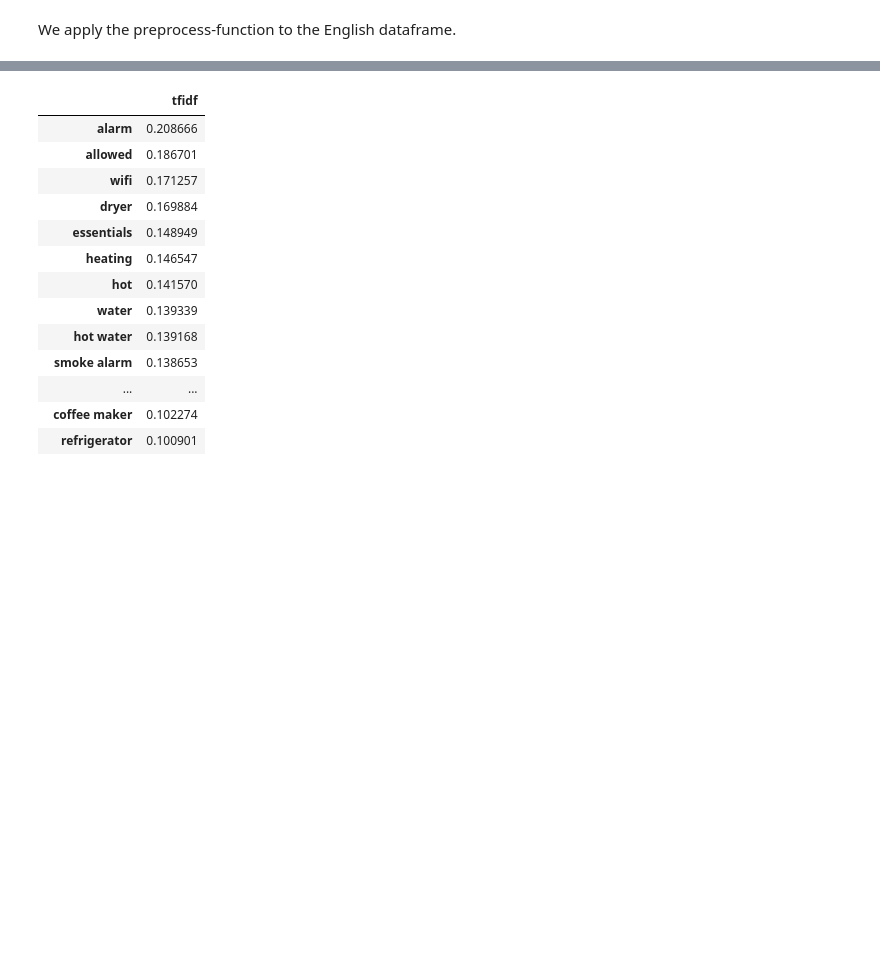
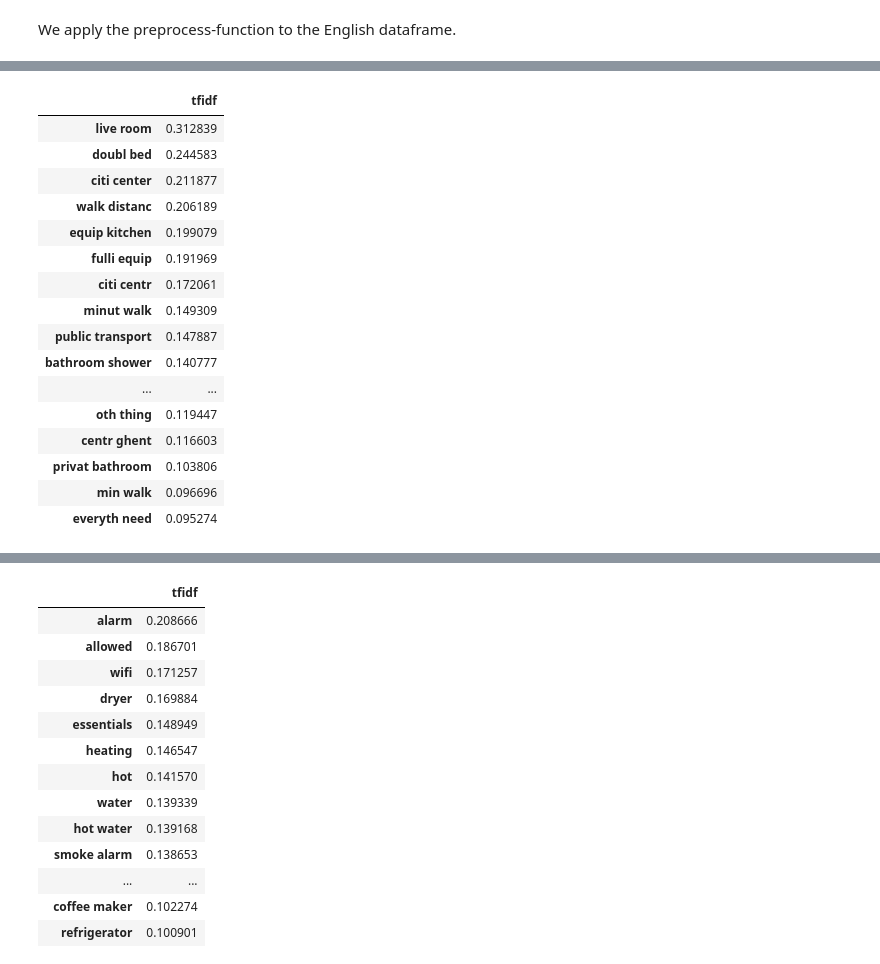
Before and after one commit to tibovdc/ProjectML, a Jupyter notebook: Sprint2.ipynb, the cells around one changed output, grey strips where cells are left out. Saved outputs shown, nothing was run; the diff lists cells and outputs as text; code cells hidden in the pictures; blank space fills up the shorter version.

```diff
--- a/Sprint2.ipynb
+++ b/Sprint2.ipynb
@@ -473,0 +508,20 @@ In order to find out if the price
+# %%
+words_2
+# %% [output]
+|  | tfidf |
+| live room | 0.312839 |
+| doubl bed | 0.244583 |
+| citi center | 0.211877 |
+| walk distanc | 0.206189 |
+| equip kitchen | 0.199079 |
+| fulli equip | 0.191969 |
+| citi centr | 0.172061 |
+| minut walk | 0.149309 |
+| public transport | 0.147887 |
+| bathroom shower | 0.140777 |
+| ... | ... |
+| oth thing | 0.119447 |
+| centr ghent | 0.116603 |
+| privat bathroom | 0.103806 |
+| min walk | 0.096696 |
+| everyth need | 0.095274 |
```
Also changed, not shown: parts of 20 cells of this notebook.
